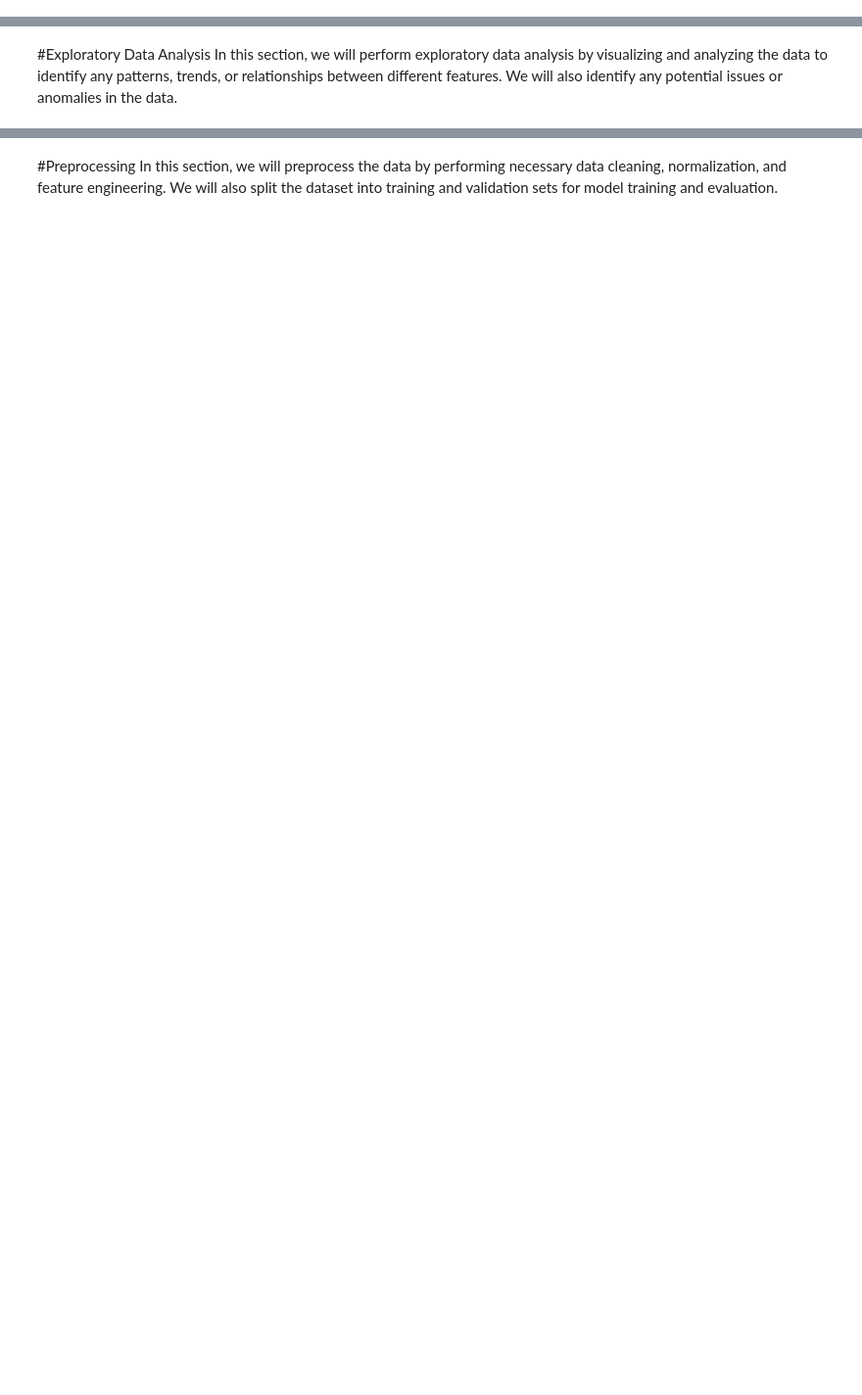
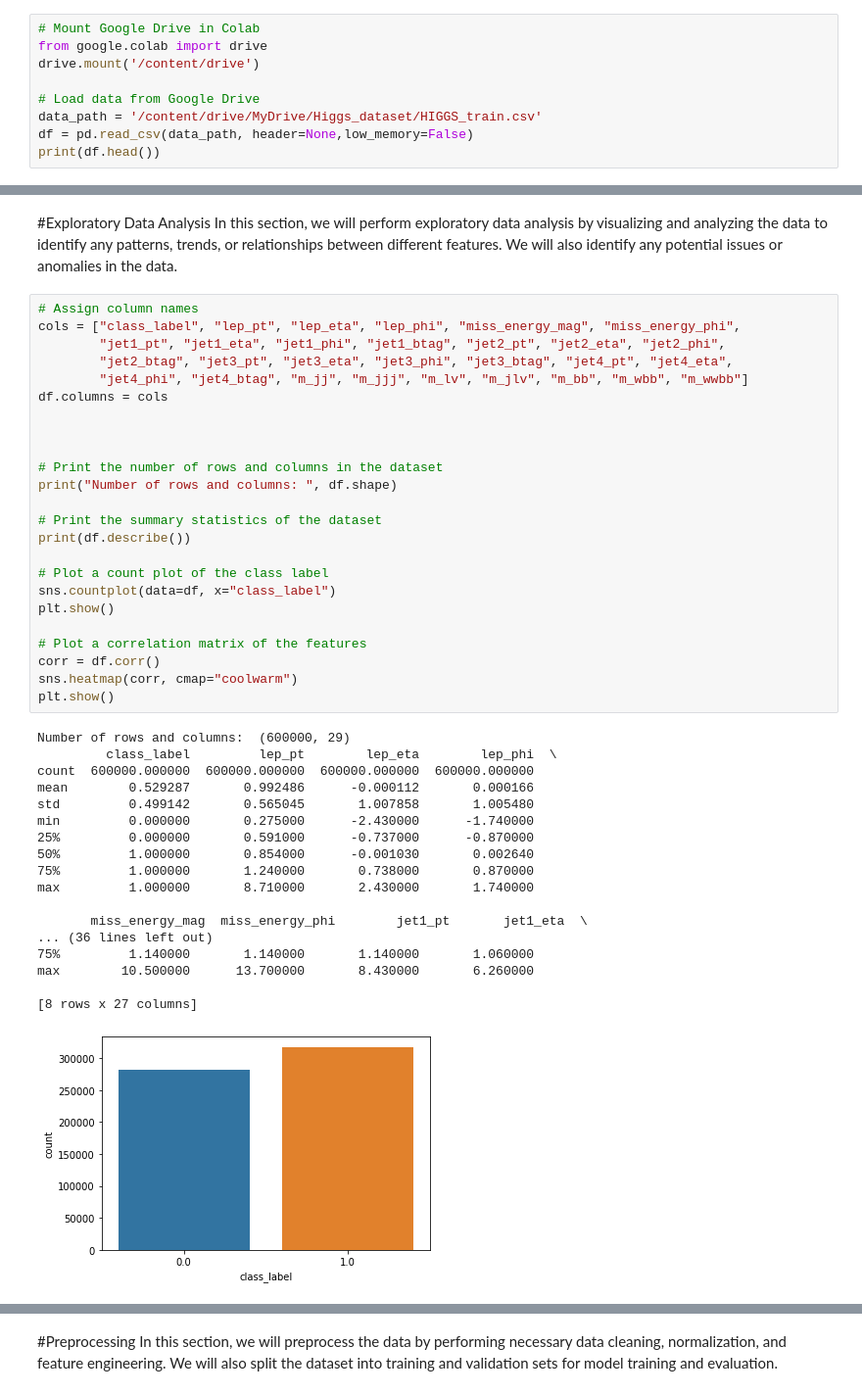
Before and after one commit to YahyaEryani/quantum-model, a Jupyter notebook: notebooks/01_data_exploration.ipynb, the cells around one changed output, grey strips where cells are left out. Shown at 98% size. Cells and saved outputs as stored; diff of their text form; blank space fills up the shorter version.

Commit message:
added code for data preprocessing and exploratory data analysis

```diff
--- a/notebooks/01_data_exploration.ipynb
+++ b/notebooks/01_data_exploration.ipynb
@@ -13,3 +14,12 @@ from sklearn.preprocessing import StandardScaler
 # %% [markdown]
 #Loading Data
 Here, we will load the Higgs boson dataset into a pandas DataFrame and inspect the data to get a better understanding of the data structure and format.
+# %%
+# Mount Google Drive in Colab
+from google.colab import drive
+drive.mount('/content/drive')
+
+# Load data from Google Drive
+data_path = '/content/drive/MyDrive/Higgs_dataset/HIGGS_train.csv'
+df = pd.read_csv(data_path, header=None,low_memory=False)
+print(df.head())
@@ -16,3 +43,46 @@ Here, we will load the Higgs boson dataset into a pandas DataFrame and inspect t
 # %% [markdown]
 #Exploratory Data Analysis
 In this section, we will perform exploratory data analysis by visualizing and analyzing the data to identify any patterns, trends, or relationships between different features. We will also identify any potential issues or anomalies in the data.
+# %%
+# Assign column names
+cols = ["class_label", "lep_pt", "lep_eta", "lep_phi", "miss_energy_mag", "miss_energy_phi",
+        "jet1_pt", "jet1_eta", "jet1_phi", "jet1_btag", "jet2_pt", "jet2_eta", "jet2_phi",
+        "jet2_btag", "jet3_pt", "jet3_eta", "jet3_phi", "jet3_btag", "jet4_pt", "jet4_eta",
+        "jet4_phi", "jet4_btag", "m_jj", "m_jjj", "m_lv", "m_jlv", "m_bb", "m_wbb", "m_wwbb"]
+df.columns = cols
+
+
+
+# Print the number of rows and columns in the dataset
+print("Number of rows and columns: ", df.shape)
+
+# Print the summary statistics of the dataset
+print(df.describe())
+
+# Plot a count plot of the class label
+sns.countplot(data=df, x="class_label")
+plt.show()
+
+# Plot a correlation matrix of the features
+corr = df.corr()
+sns.heatmap(corr, cmap="coolwarm")
+plt.show()
+# %% [output]
+Number of rows and columns:  (600000, 29)
+         class_label         lep_pt        lep_eta        lep_phi  \
+count  600000.000000  600000.000000  600000.000000  600000.000000
+mean        0.529287       0.992486      -0.000112       0.000166
+std         0.499142       0.565045       1.007858       1.005480
+min         0.000000       0.275000      -2.430000      -1.740000
+25%         0.000000       0.591000      -0.737000      -0.870000
+50%         1.000000       0.854000      -0.001030       0.002640
+75%         1.000000       1.240000       0.738000       0.870000
+max         1.000000       8.710000       2.430000       1.740000
+
+       miss_energy_mag  miss_energy_phi        jet1_pt       jet1_eta  \
+... (36 lines left out)
+75%         1.140000       1.140000       1.140000       1.060000
+max        10.500000      13.700000       8.430000       6.260000
+
+[8 rows x 27 columns]
+[figure, added]
```
Also changed, not shown: parts of 4 cells of this notebook.
